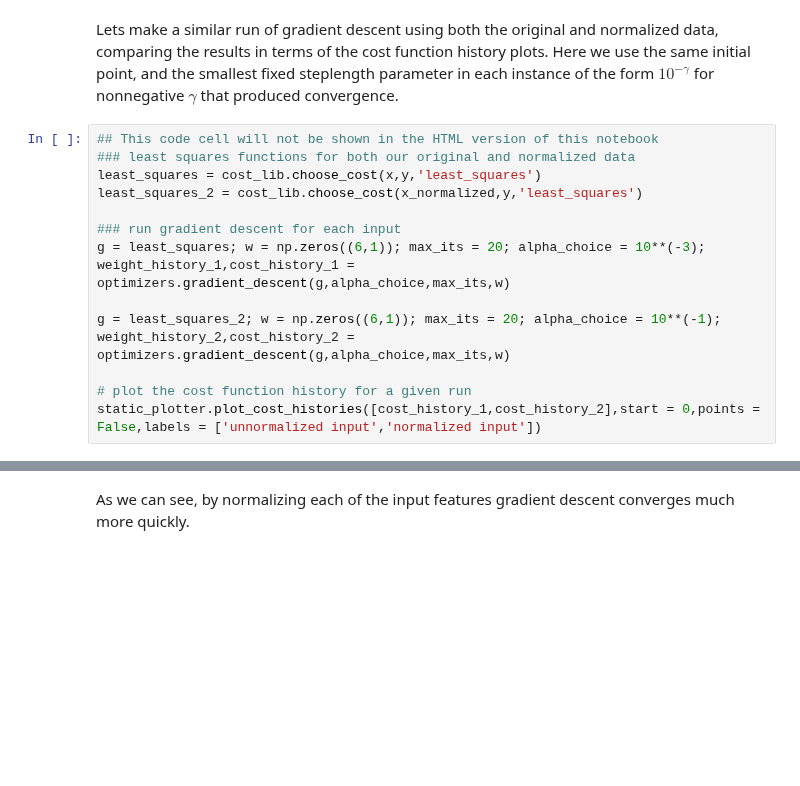
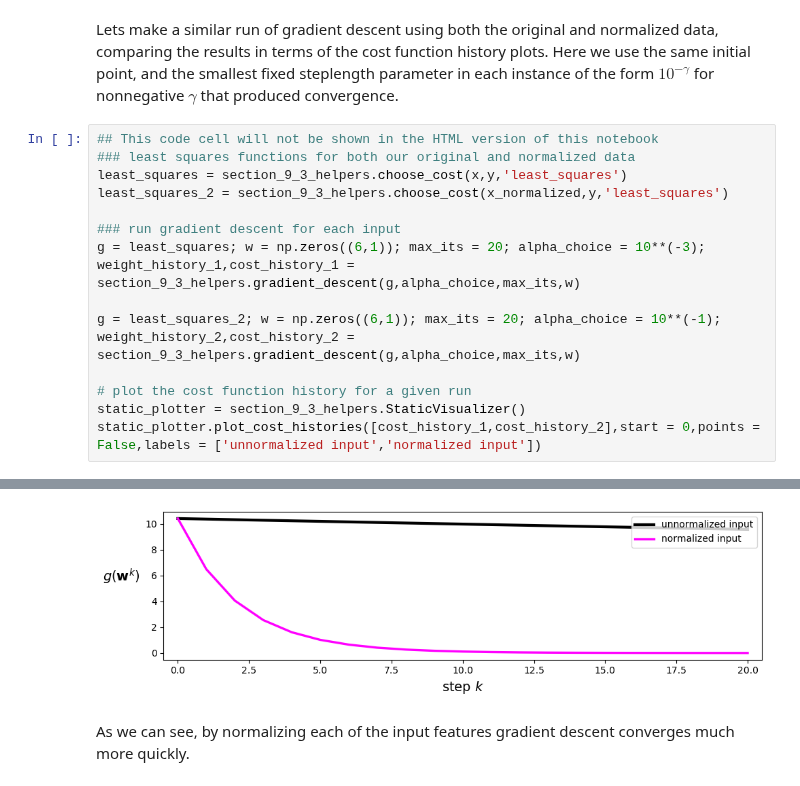
Before and after one commit to neonwatty/machine_learning_refined, a Jupyter notebook: notes/9_Feature_engineer_select/9_3_Scaling.ipynb, the cells around one changed output, grey strips where cells are left out. Drawn from its saved outputs; the diff is of its cells as text; blank space fills up the shorter version.

```diff
--- a/notes/9_Feature_engineer_select/9_3_Scaling.ipynb
+++ b/notes/9_Feature_engineer_select/9_3_Scaling.ipynb
@@ -317,16 +277,17 @@ Lets make a similar run of gradient descent using both the original and normaliz
 # %%
 ## This code cell will not be shown in the HTML version of this notebook
 ### least squares functions for both our original and normalized data
-least_squares = cost_lib.choose_cost(x,y,'least_squares')
-least_squares_2 = cost_lib.choose_cost(x_normalized,y,'least_squares')
+least_squares = section_9_3_helpers.choose_cost(x,y,'least_squares')
+least_squares_2 = section_9_3_helpers.choose_cost(x_normalized,y,'least_squares')
 
 ### run gradient descent for each input
 g = least_squares; w = np.zeros((6,1)); max_its = 20; alpha_choice = 10**(-3);
-weight_history_1,cost_history_1 = optimizers.gradient_descent(g,alpha_choice,max_its,w)
+weight_history_1,cost_history_1 = section_9_3_helpers.gradient_descent(g,alpha_choice,max_its,w)
 
 g = least_squares_2; w = np.zeros((6,1)); max_its = 20; alpha_choice = 10**(-1);
-weight_history_2,cost_history_2 = optimizers.gradient_descent(g,alpha_choice,max_its,w)
+weight_history_2,cost_history_2 = section_9_3_helpers.gradient_descent(g,alpha_choice,max_its,w)
 
 # plot the cost function history for a given run
+static_plotter = section_9_3_helpers.StaticVisualizer()
 static_plotter.plot_cost_histories([cost_history_1,cost_history_2],start = 0,points = False,labels = ['unnormalized input','normalized input'])
 # %% [output]
@@ -335,3 +294,4 @@ static_plotter.plot_cost_histories([cost_history_1,cost_history_2],start = 0,poi
+[figure, added]
 # %% [markdown]
 As we can see, by normalizing each of the input features gradient descent converges much more quickly.
 # %% [markdown]
```
Also changed, not shown: parts of 21 cells of this notebook, 12 other files.
